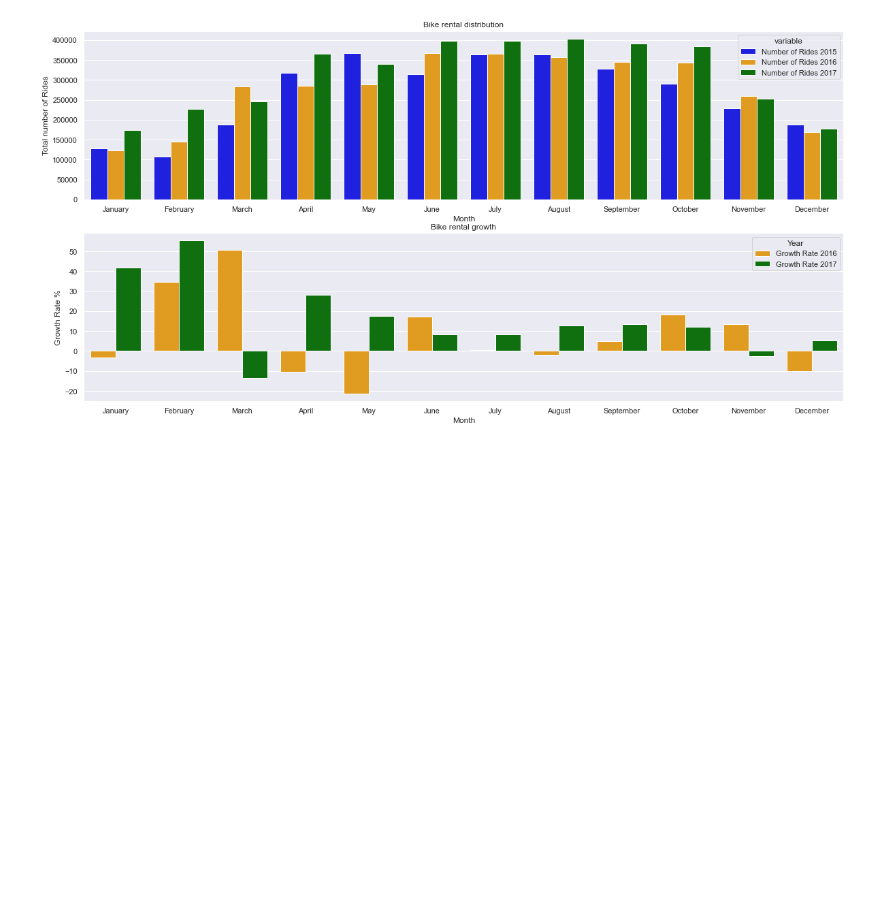
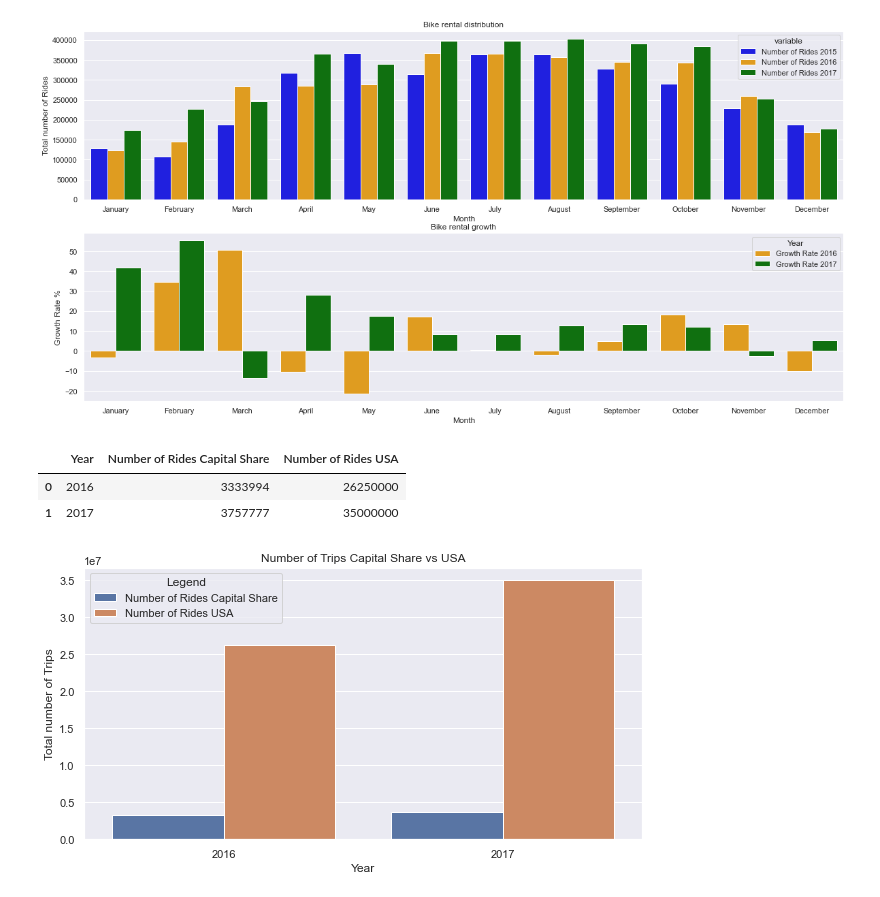
Before and after one commit to lvuduy/Capital-Bike-Share, a Jupyter notebook: Capital Bike Share.ipynb, the cells around one changed output. Cells and saved outputs as stored; diff of their text form; code cells hidden in the pictures; blank space fills up the shorter version.

```diff
--- a/Capital Bike Share.ipynb
+++ b/Capital Bike Share.ipynb
@@ -954,3 +930,23 @@ plt.show()
 | 10 | November | 228295 | 259106 | 252534 | 7.17 | ... |
 | 11 | December | 187357 | 168719 | 177897 | 5.88 | ... |
 [figure]
+# %%
+bike_cs_vs_usa = pd.DataFrame({"Year" : [2016,2017], "Number of Rides Capital Share" : [3333994,3757777], "Number of Rides USA" : [26250000,35000000]})
+display(bike_cs_vs_usa)
+
+plt.figure(figsize=(10,5))
+
+bike_cs_vs_usa1 = pd.melt(bike_cs_vs_usa, id_vars=["Year"], value_vars=["Number of Rides Capital Share","Number of Rides USA"])
+
+sns.barplot(x = "Year", y= 'value', hue="variable", data= bike_cs_vs_usa1, ci=None)
+plt.legend(title="Legend")
+plt.title("Number of Trips Capital Share vs USA")
+plt.xlabel("Year")
+plt.ylabel("Total number of Trips")
+
+plt.show()
+# %% [output]
+|  | Year | Number of Rides Capital Share | Number of Rides USA |
+| 0 | 2016 | 3333994 | 26250000 |
+| 1 | 2017 | 3757777 | 35000000 |
+[figure, added]
```
Also changed, not shown: parts of 12 cells of this notebook.
